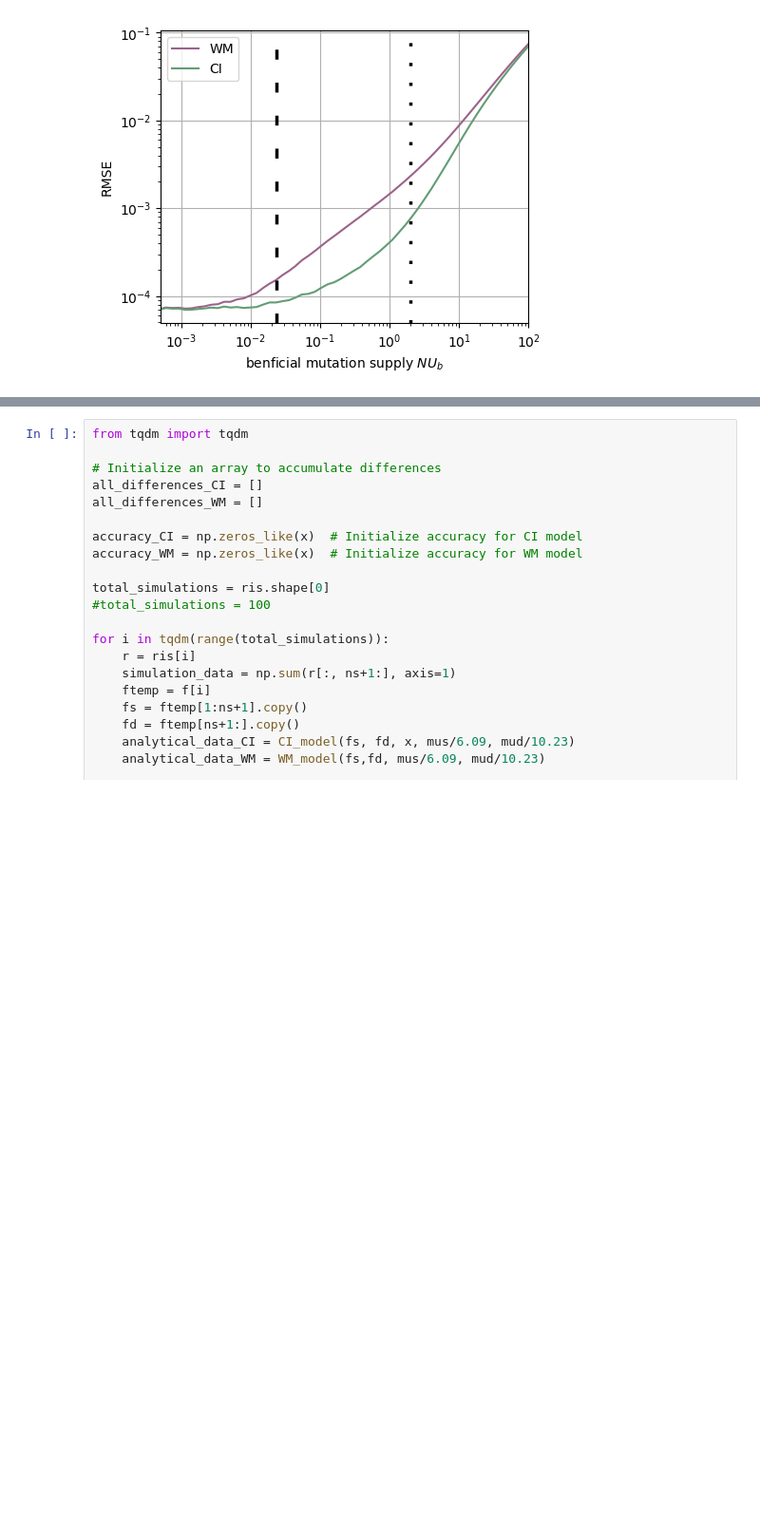
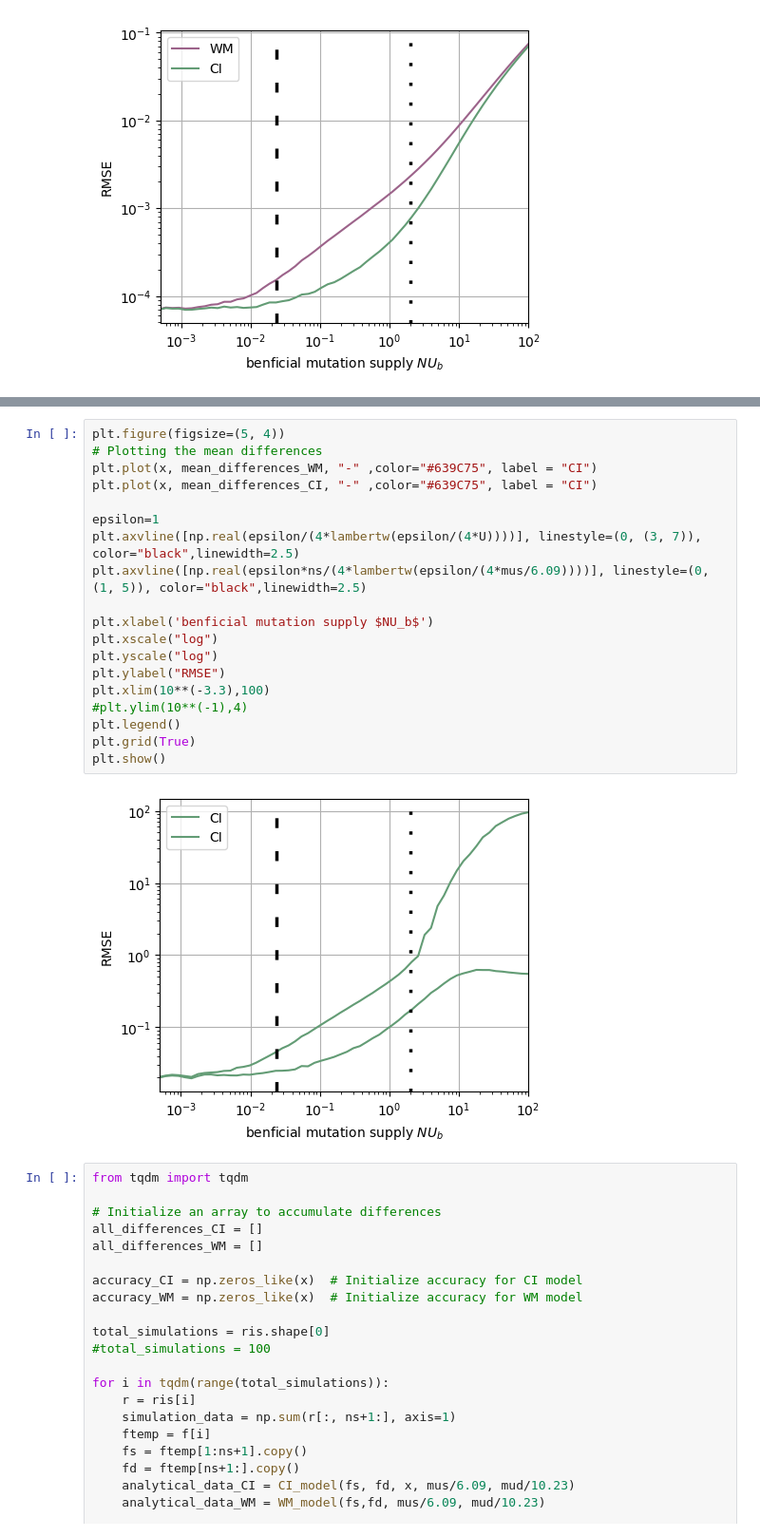
Before and after one commit to AlexKI123/DoublesProject, a Jupyter notebook: Code/WFModel/Plotting/Plot_Random_Result.ipynb, the cells around one changed output, grey strips where cells are left out. Shown at 95% size. Drawn from its saved outputs; the diff is of its cells as text; blank space fills up the shorter version.

```diff
--- a/Code/WFModel/Plotting/Plot_Random_Result.ipynb
+++ b/Code/WFModel/Plotting/Plot_Random_Result.ipynb
@@ -1344,3 +1482,24 @@ plt.show()
+# %%
+plt.figure(figsize=(5, 4))
+# Plotting the mean differences
+plt.plot(x, mean_differences_WM, "-" ,color="#639C75", label = "CI")
+plt.plot(x, mean_differences_CI, "-" ,color="#639C75", label = "CI")
+
+epsilon=1
+plt.axvline([np.real(epsilon/(4*lambertw(epsilon/(4*U))))], linestyle=(0, (3, 7)), color="black",linewidth=2.5)
+plt.axvline([np.real(epsilon*ns/(4*lambertw(epsilon/(4*mus/6.09))))], linestyle=(0, (1, 5)), color="black",linewidth=2.5)
+
+plt.xlabel('benficial mutation supply $NU_b$')
+plt.xscale("log")
+plt.yscale("log")
+plt.ylabel("RMSE")
+plt.xlim(10**(-3.3),100)
+#plt.ylim(10**(-1),4)
+plt.legend()
+plt.grid(True)
+plt.show()
+# %% [output]
+[figure, added]
 # %%
 from tqdm import tqdm
 
```
Also changed, not shown: parts of 4 cells of this notebook.
